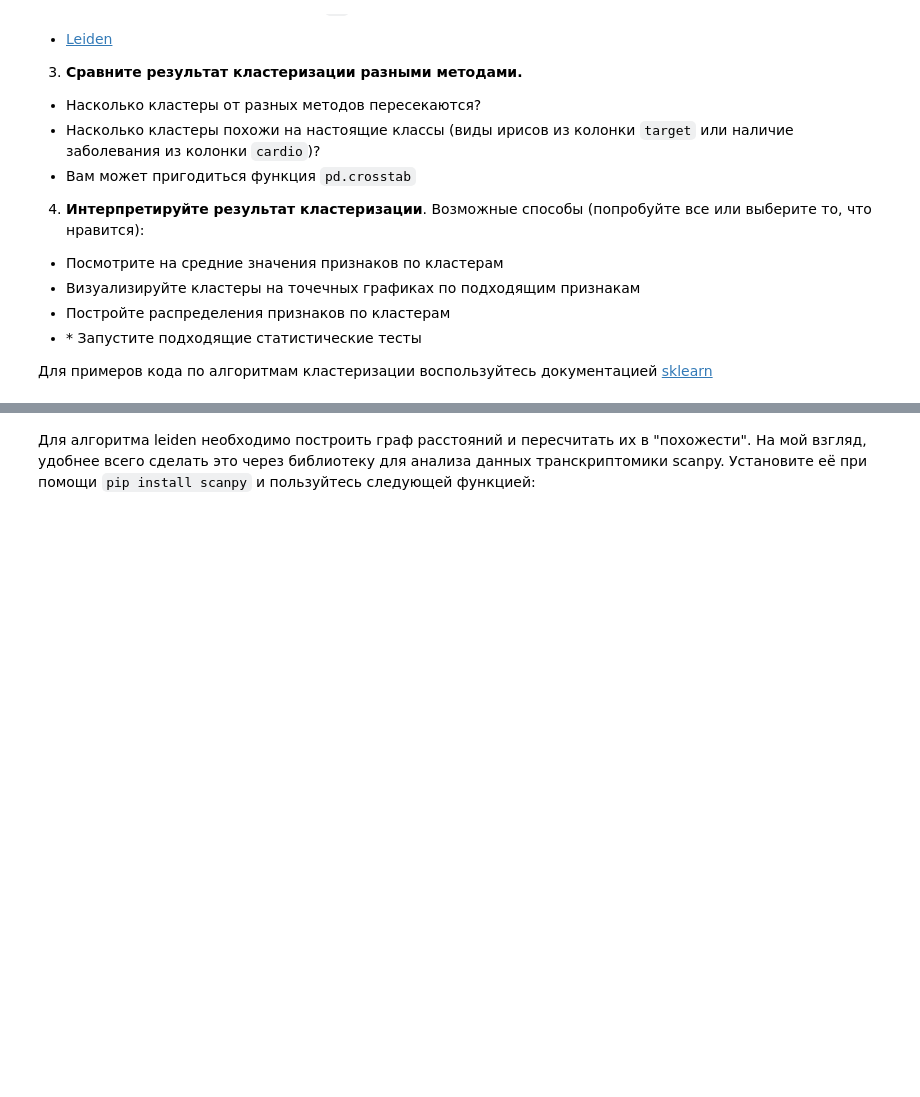
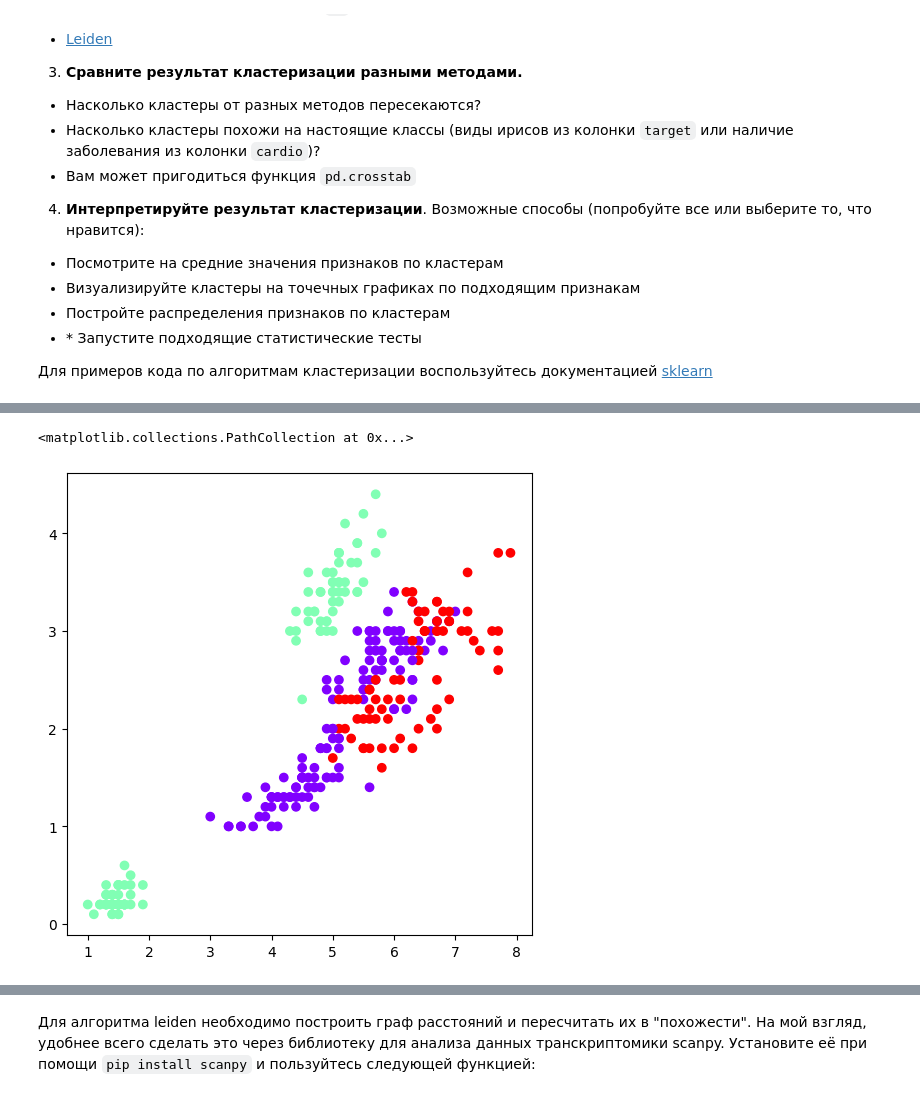
Before and after one commit to svgen83/ml_python_blastim, a Jupyter notebook: 17-18_clustering_homework.ipynb, the cells around one changed output, grey strips where cells are left out. Saved outputs shown, nothing was run; the diff lists cells and outputs as text; code cells hidden in the pictures; blank space fills up the shorter version.

```diff
--- a/17-18_clustering_homework.ipynb
+++ b/17-18_clustering_homework.ipynb
@@ -72,0 +152,11 @@ iris_df.head()
+# %%
+ac = AgglomerativeClustering(n_clusters = 3)
+
+plt.figure(figsize =(6, 6))
+plt.scatter(X.iloc[:, 0], X.iloc[:,1],
+           c = ac.fit_predict(X), cmap ='rainbow')
+plt.scatter(X.iloc[:, 2], X.iloc[:,3],
+           c = ac.fit_predict(X), cmap ='rainbow')
+# %% [output]
+<matplotlib.collections.PathCollection at 0x...>
+[figure, added]
```
Also changed, not shown: parts of 17 cells of this notebook.
